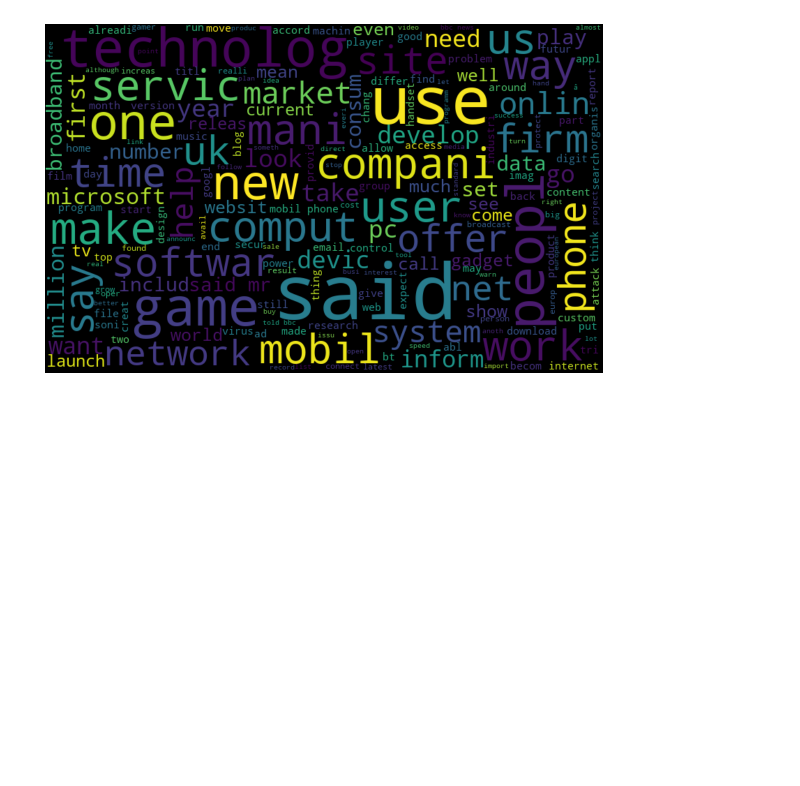
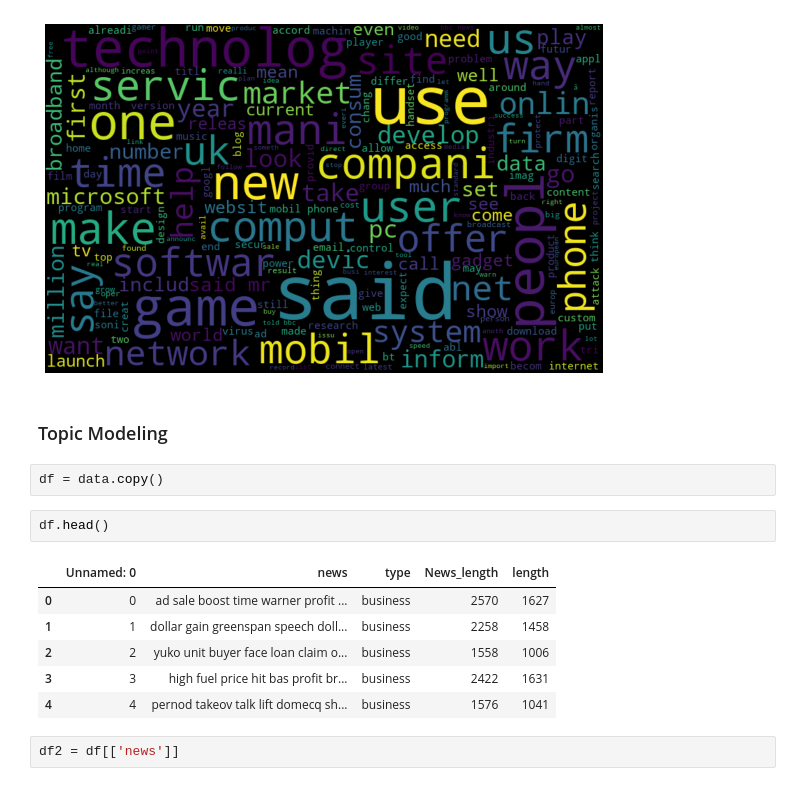
Before and after one commit to BalajiJadhav015/Topic-Modeling-On-News-Article, a Jupyter notebook: News Topic Modeling.ipynb, the cells around one changed output. Drawn from its saved outputs; the diff is of its cells as text; blank space fills up the shorter version.

```diff
--- a/News Topic Modeling.ipynb
+++ b/News Topic Modeling.ipynb
@@ -462,3 +463,18 @@ words =" ".join(text)
 create_wordcloud(words)
 # %% [output]
 [figure]
+# %% [markdown]
+### Topic Modeling
+# %%
+df = data.copy()
+# %%
+df.head()
+# %% [output]
+|  | Unnamed: 0 | news | type | News_length | length |
+| 0 | 0 | ad sale boost time warner profit ... | business | 2570 | 1627 |
+| 1 | 1 | dollar gain greenspan speech doll... | business | 2258 | 1458 |
+| 2 | 2 | yuko unit buyer face loan claim o... | business | 1558 | 1006 |
+| 3 | 3 | high fuel price hit bas profit br... | business | 2422 | 1631 |
+| 4 | 4 | pernod takeov talk lift domecq sh... | business | 1576 | 1041 |
+# %%
+df2 = df[['news']]
```
Also changed, not shown: parts of 14 cells of this notebook.
